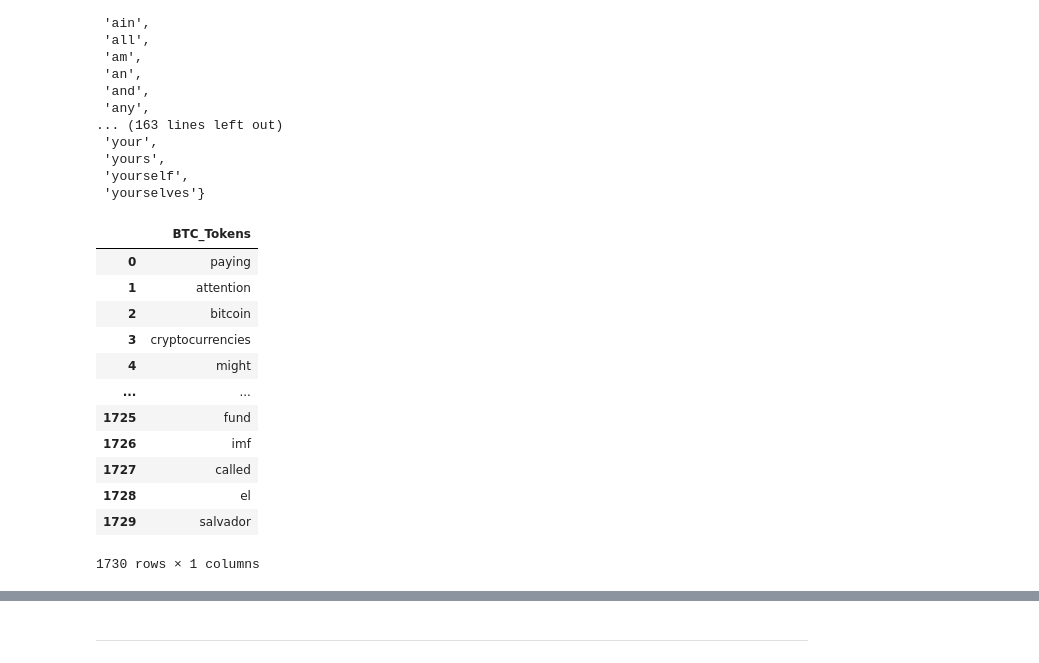
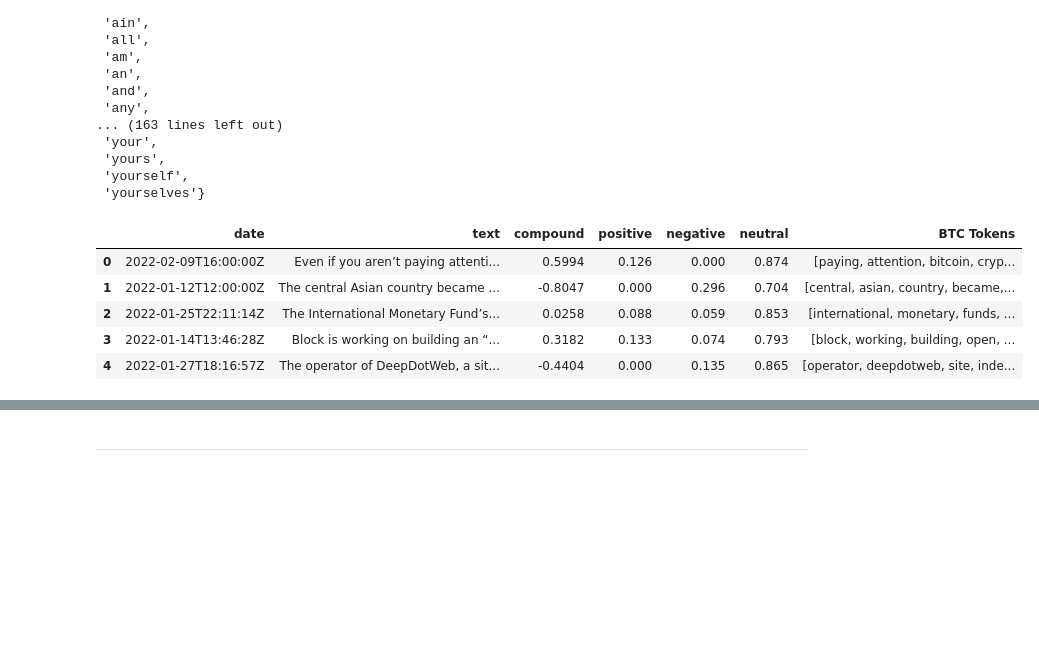
Before and after one commit to tyedem/Tales_from_the_Crypto, a Jupyter notebook: crypto_sentiment.ipynb, the cells around one changed output, grey strips where cells are left out. Cells and saved outputs as stored; diff of their text form; code cells hidden in the pictures; blank space fills up the shorter version.

```diff
--- a/crypto_sentiment.ipynb
+++ b/crypto_sentiment.ipynb
@@ -309,21 +222,13 @@ def tokenizer (article):
         'said',
         'today',
         'week',
-        'Sunday',
         'sunday',
-        'Monday',
         'monday',
-        'Tuesday',
         'tuesday',
-        'Wednesday',
         'wednesday',
-        'Thursday',
         'thursday',
-        'Friday',
         'friday',
-        'Saturday',
         'saturday',
-        'November',
         'november',
         'month',
         'months',
@@ -361,22 +262,13 @@ def tokenizer (article):
 # %%
 # Create a new tokens column for Bitcoin
-btc_big_string = ' '.join(btc_sentiments_df['text'].tolist())
-btc_tokens = pd.DataFrame(tokenizer(btc_big_string))
-btc_tokens.columns = ['BTC_Tokens']
-btc_tokens
+btc_sentiments_df['BTC Tokens'] = btc_sentiments_df.text.apply(tokenizer)
+btc_sentiments_df.head()
 # %% [output]
-|  | BTC_Tokens |
-| 0 | paying |
-| 1 | attention |
-| 2 | bitcoin |
-| 3 | cryptocurrencies |
-| 4 | might |
-| ... | ... |
-| 1725 | fund |
-| 1726 | imf |
-| 1727 | called |
-| 1728 | el |
-| 1729 | salvador |
+|  | date | text | compound | positive | negative | neutral | BTC Tokens |
+| 0 | 2022-02-09T16:00:00Z | Even if you aren’t paying attenti... | 0.5994 | 0.126 | 0.000 | 0.874 | [paying, attention, bitcoin, cryp... |
+| 1 | 2022-01-12T12:00:00Z | The central Asian country became ... | -0.8047 | 0.000 | 0.296 | 0.704 | [central, asian, country, became,... |
+| 2 | 2022-01-25T22:11:14Z | The International Monetary Fund’s... | 0.0258 | 0.088 | 0.059 | 0.853 | [international, monetary, funds, ... |
+| 3 | 2022-01-14T13:46:28Z | Block is working on building an “... | 0.3182 | 0.133 | 0.074 | 0.793 | [block, working, building, open, ... |
+| 4 | 2022-01-27T18:16:57Z | The operator of DeepDotWeb, a sit... | -0.4404 | 0.000 | 0.135 | 0.865 | [operator, deepdotweb, site, inde... |
-1730 rows × 1 columns
 # %%
 # Create a new tokens column for Ethereum
```
Also changed, not shown: parts of 24 cells of this notebook.
